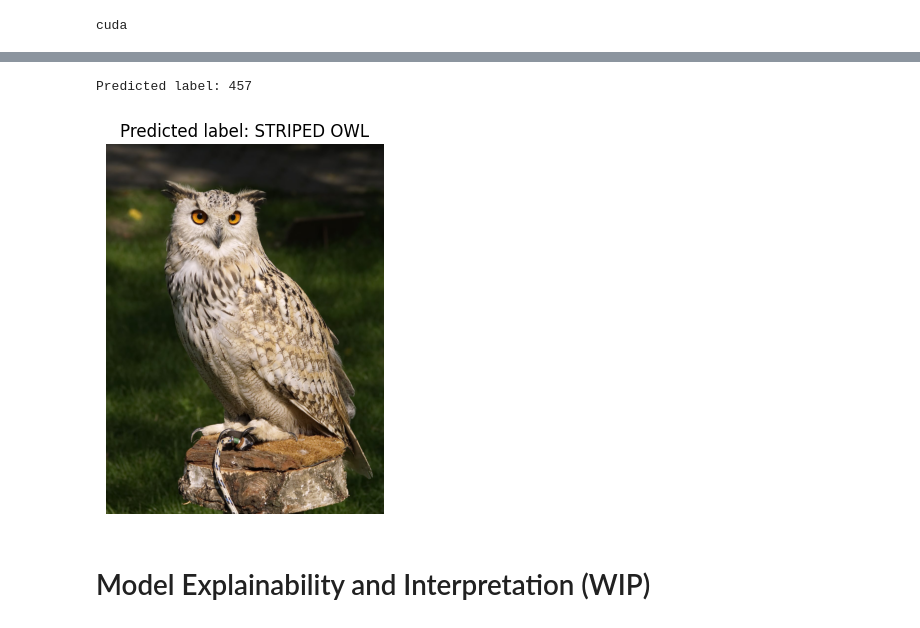
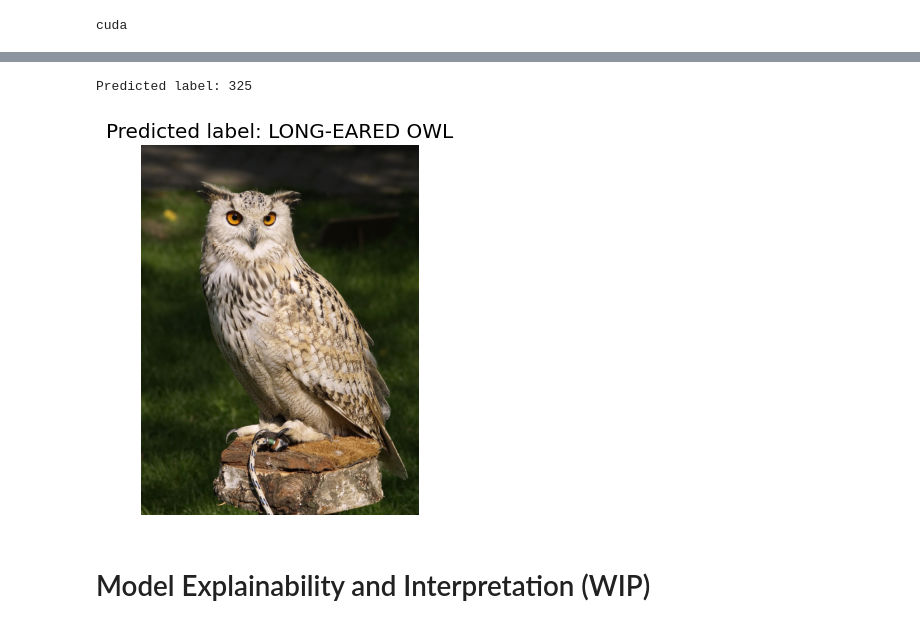
Before and after one commit to xinrui-wang1/515Birds, a Jupyter notebook: src/main.ipynb, the cells around one changed output, grey strips where cells are left out. Drawn from its saved outputs; the diff is of its cells as text; code cells hidden in the pictures.

```diff
--- a/src/main.ipynb
+++ b/src/main.ipynb
@@ -109,8 +93,8 @@ transform = transforms.Compose([
 # %%
 # Load the datasets with ImageFolder
 data_dir = "/content/drive/MyDrive/bird_classification/data/"
-image_datasets = {x: datasets.ImageFolder(os.path.join(data_dir, x), transform) for x in ['train', 'valid']}
-dataloaders = {x: torch.utils.data.DataLoader(image_datasets[x], batch_size=32, shuffle=True, num_workers=4) for x in ['train', 'valid']}
+image_datasets = {x: datasets.ImageFolder(os.path.join(data_dir, x), transform) for x in ['train', 'valid', 'test']}
+dataloaders = {x: torch.utils.data.DataLoader(image_datasets[x], batch_size=32, shuffle=True, num_workers=4) for x in ['train', 'valid', 'test']}
 # %%
 # Load pretrained ResNet50 model
 model = models.resnet50(pretrained=True)
@@ -180,20 +265,15 @@ Accuracy on the validation set: 90.4078%
 # %%
 # Predict some sample test images
 # Load the saved model
-model = models.resnet50(pretrained=True)
+model = models.resnet50(pretrained=False)
 num_classes = len(image_datasets['train'].classes)
 model.fc = nn.Linear(model.fc.in_features, num_classes)
-model.load_state_dict(torch.load('model.ckpt'))
+model.load_state_dict(torch.load('/content/drive/MyDrive/bird_classification/model.ckpt'))
 
 # Load the test set
-test_transforms = transforms.Compose(
-    [transforms.Resize(224),
-     transforms.CenterCrop(224),
-     transforms.ToTensor(),
-     transforms.Normalize([0.485, 0.456, 0.406], [0.229, 0.224, 0.225])])
 test_data = datasets.ImageFolder(
     "/content/drive/MyDrive/bird_classification/data/test",
-    transform=test_transforms)
+    transform=transform)
 test_loader = torch.utils.data.DataLoader(test_data, batch_size=16, shuffle=True)
 
 # Make predictions for 16 samples
@@ -204,12 +284,12 @@ with torch.no_grad():
     _, predicted = torch.max(outputs, 1)
 
 # Display the images with true labels and predicted labels in a 4x4 grid
-fig, axs = plt.subplots(4, 4, figsize=(8, 8))
+fig, axs = plt.subplots(4, 4, figsize=(10, 10))
 fig.tight_layout()
 for i in range(16):
     img = images[i].numpy().transpose((1, 2, 0))
-    mean = np.array([0.485, 0.456, 0.406])
-    std = np.array([0.229, 0.224, 0.225])
+    mean = np.array([0.5, 0.5, 0.5])
+    std = np.array([0.5, 0.5, 0.5])
     img = std * img + mean
     img = np.clip(img, 0, 1)
     axs[i // 4, i % 4].imshow(img)
@@ -227,21 +366,6 @@ plt.show()
 import requests
 from io import BytesIO
 import pandas as pd
-
-# Load labels
-birds_df = pd.read_csv("/content/drive/MyDrive/bird_classification/data/birds.csv")
-name_map = birds_df[["class id", "labels"]].drop_duplicates().set_index("class id").to_dict()
-
-# Define the transformations to be applied to the image
-transform = transforms.Compose([
-    transforms.Resize(256),
-    transforms.CenterCrop(224),
-    transforms.ToTensor(),
-    transforms.Normalize(
-        mean=[0.485, 0.456, 0.406],
-        std=[0.229, 0.224, 0.225]
-    )
-])
 
 # URL of the image to predict
 image_url = "https://images.pexels.com/photos/53977/eagle-owl-raptor-falconry-owl-53977.jpeg?auto=compress&cs=tinysrgb&w=1260&h=750&dpr=2"
@@ -251,33 +375,33 @@ response = requests.get(image_url)
 raw_image = Image.open(BytesIO(response.content))
 
 # Apply the transform to the image
 image = transform(raw_image)
 
 # Add batch dimension to the image tensor
 image = image.unsqueeze(0)
 
 # Load the saved model
 model = models.resnet50(pretrained=True)
 num_classes = len(image_datasets['train'].classes)
 model.fc = nn.Linear(model.fc.in_features, num_classes)
-model.load_state_dict(torch.load('model.ckpt'))
+model.load_state_dict(torch.load('/content/drive/MyDrive/bird_classification/model.ckpt'))
 
 # Make a prediction
 model.eval()
 with torch.no_grad():
     output = model(image)
     _, predicted = torch.max(output, 1)
 
 # Print the predicted label
 print(f"Predicted label: {predicted.item()}")
 
 # Plot the image
 import matplotlib.pyplot as plt
 plt.imshow(raw_image)
 plt.axis('off')
 label_name = name_map["labels"][predicted.item()]
 plt.title(f"Predicted label: {label_name}")
 plt.show()
 # %% [output]
-Predicted label: 457
+Predicted label: 325
-[figure, old version]
+[figure, new version]
```
Also changed, not shown: parts of 12 cells of this notebook, 3 other files.
